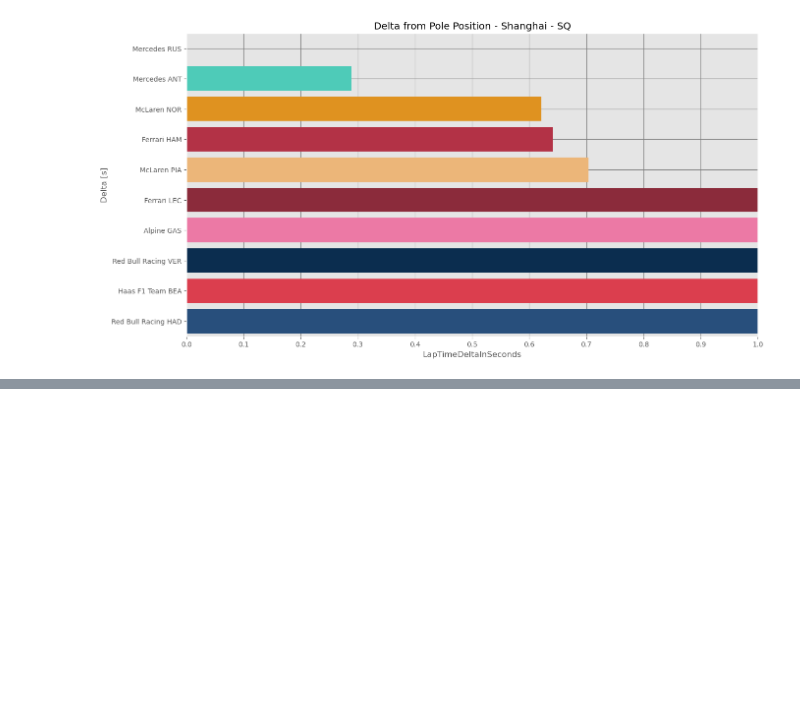
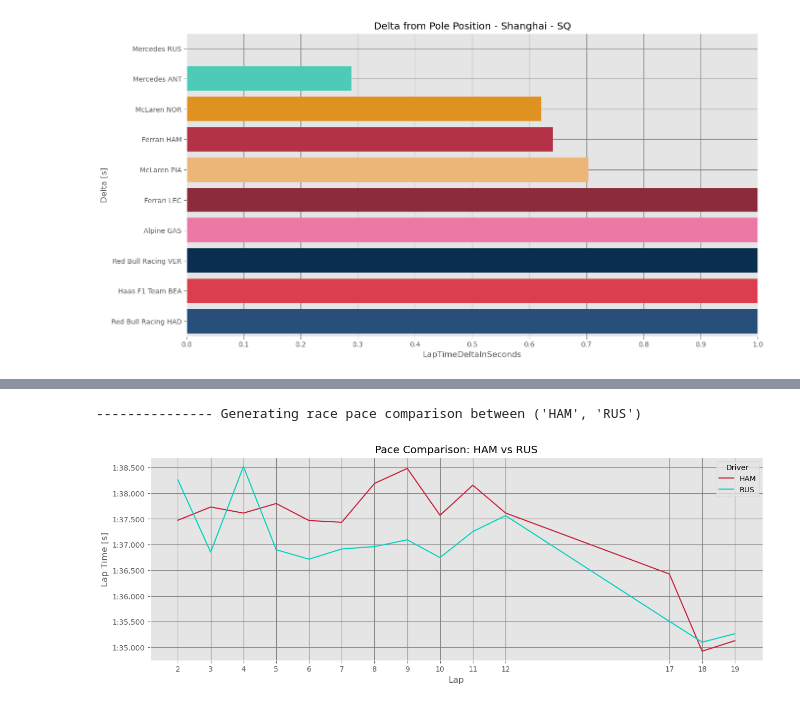
Before and after one commit to prime-249/F1-Weekend-Analysis, a Jupyter notebook: 2026/2.Shanghai.ipynb, the cells around one changed output, grey strips where cells are left out. Cells and saved outputs as stored; diff of their text form; code cells hidden in the pictures; blank space fills up the shorter version.

```diff
--- a/2026/2.Shanghai.ipynb
+++ b/2026/2.Shanghai.ipynb
@@ -41,0 +74,5 @@ sq.chart_delta_from_pole()
+# %%
+sr.chart_race_pace_comparison(('HAM','RUS'))
+# %% [output]
+--------------- Generating race pace comparison between ('HAM', 'RUS')
+[figure, added]
```
Also changed, not shown: parts of 7 cells of this notebook, 11 other files.
